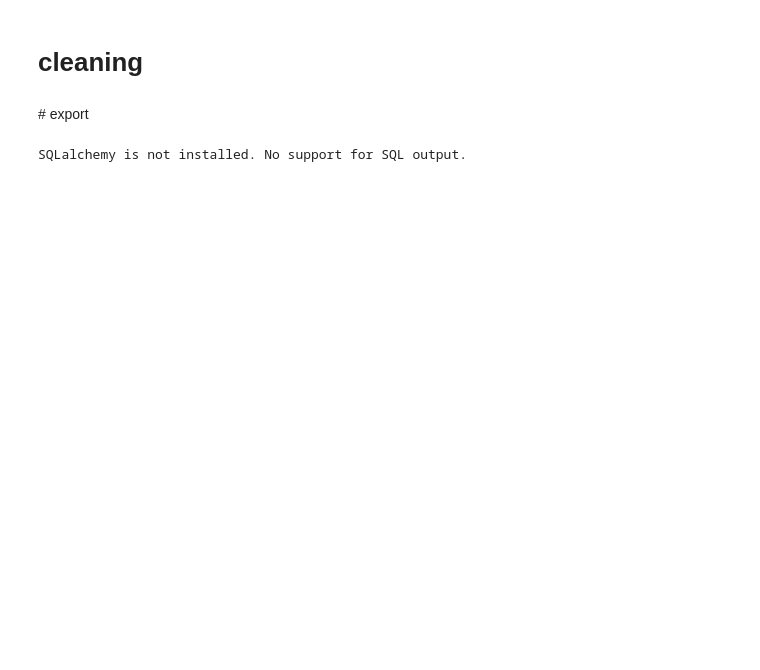
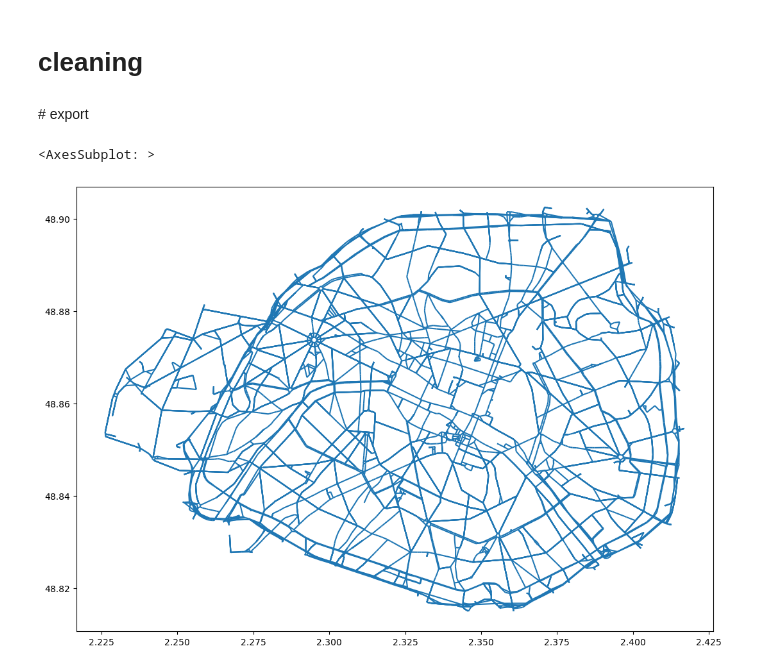
Before and after one commit to systragroup/quetzal_paris, a Jupyter notebook: notebooks/transport/A10_OpenStreetMap.ipynb, the cells around one changed output. Cells and saved outputs as stored; diff of their text form; code cells hidden in the pictures; blank space fills up the shorter version.

```diff
--- a/notebooks/transport/A10_OpenStreetMap.ipynb
+++ b/notebooks/transport/A10_OpenStreetMap.ipynb
@@ -57,8 +63,8 @@ road_links['geometry'] = road_links['geometry'].apply(simplify_link)
 oc = OsmnxCleaner(
     road_links,
     road_nodes,
-    a='from',
-    b='to'
+    a='a',
+    b='b'
 )
 # %%
 oc.add_reversed_links(
@@ -73,7 +79,5 @@ oc.fix_nodeset_consistency()
 from quetzal.model.stepmodel import StepModel
 
 sm = StepModel(epsg=4326, coordinates_unit='degree')
-sm.road_links = oc.links[['a', 'b', 'length', 'geometry', 'highway']].copy()
+sm.road_links = oc.links[['a', 'b', 'speed', 'time', 'length', 'geometry', 'highway']].copy()
 sm.road_nodes = oc.nodes[['geometry']].copy()
-# %% [output]
-SQLalchemy is not installed. No support for SQL output.
@@ -86,2 +90,7 @@ sm.road_links = sm.road_links.loc[~sm.road_links['highway'].isin(irrelevant)]
 # %%
 sm.to_json(input_folder + 'road', only_attributes=['road_links', 'road_nodes'])
+# %%
+sm.road_links.plot()
+# %% [output]
+<AxesSubplot: >
+[figure, added]
```
Also changed, not shown: parts of 6 cells of this notebook, 7 other files.
